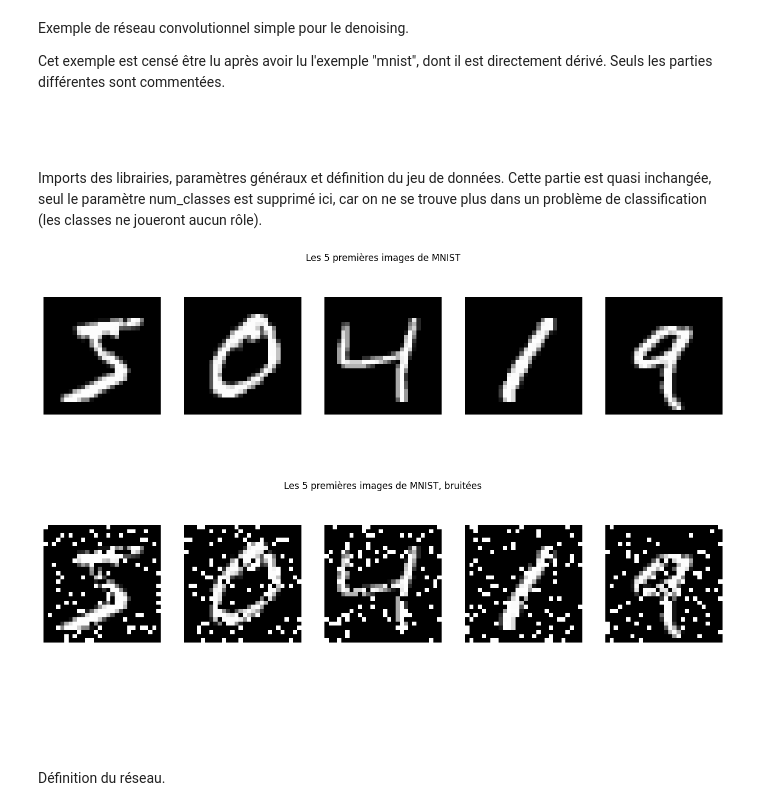
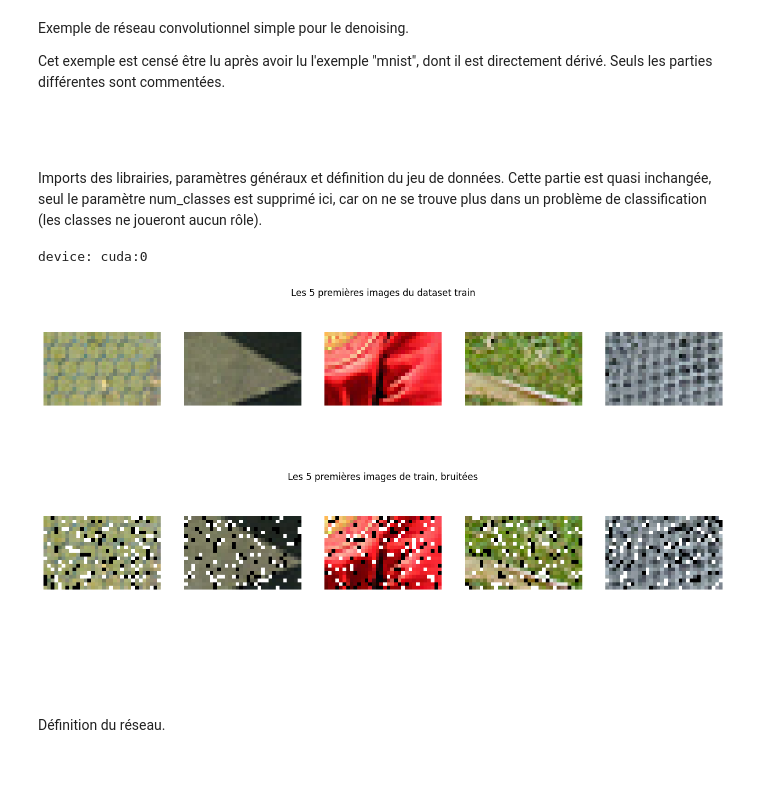
Before and after one commit to joanglaunes/deep_learning_image, a Jupyter notebook: Mnist-denoising.ipynb, the cells around one changed output. Cells and saved outputs as stored; diff of their text form; code cells hidden in the pictures; blank space fills up the shorter version.

```diff
--- a/Mnist-denoising.ipynb
+++ b/Mnist-denoising.ipynb
@@ -26,27 +26,11 @@ plt.rcParams['figure.figsize'] = [16, 8]
 
 # Device configuration
 device = torch.device('cuda:0' if torch.cuda.is_available() else 'cpu')
+print("device:", device)
 
 # Hyper parameters
 num_epochs = 5
 batch_size = 100
 learning_rate = 0.0001
-
-# MNIST dataset
-train_dataset = torchvision.datasets.MNIST(root='data/',
-                                           train=True,
-                                           transform=transforms.ToTensor(),
-                                           download=True)
-
-test_dataset = torchvision.datasets.MNIST(root='data/',
-                                          train=False,
-                                          transform=transforms.ToTensor())
-
-# Data loader
-train_loader = torch.utils.data.DataLoader(dataset=train_dataset,
-                                           batch_size=batch_size,
-                                           shuffle=True)
-
-test_loader = torch.utils.data.DataLoader(dataset=test_dataset,
-                                          batch_size=batch_size,
-                                          shuffle=False)
+# %% [output]
+device: cuda:0
@@ -53,40 +68,45 @@ test_loader = torch.utils.data.DataLoader(dataset=test_dataset,
 # %%
-def salt_and_pepper(images,prob=.1):
-    images_noisy = images.clone()
-    rnd = torch.rand(images.shape)
-    images_noisy[rnd<prob] = 0
-    images_noisy[rnd>1-prob] = 1
-    return images_noisy
-
+# affichage de quelques images
 def show_images(images, nrows=1, title=None):
+    nb_ims = images.shape[0]
     plt.figure(figsize=(plt.rcParams['figure.figsize'][0],0.1))
     plt.axis("off")
     plt.title(title)
     plt.show()
-    nb_ims = images.shape[0]
     ncols = math.ceil(nb_ims/nrows)
-    for k,im in enumerate(images):
-        plt.subplot(nrows, ncols, k+1)
-        plt.imshow(images[k,:,:], cmap="gray")
-        plt.axis("off")
+    for k in range(nb_ims):
+       plt.subplot(nrows, ncols, k+1)
+       plt.imshow(images[k].permute((1,2,0)), cmap="gray")
+       plt.axis("off")
     plt.show()
     plt.figure(figsize=(plt.rcParams['figure.figsize'][0],0.3))
     plt.axis("off")
     plt.show()
+
+def load_batch(dataset, n):
+  return torch.stack([dataset[k][0] for k in range(n)])
+
+train_images_sample = load_batch(train_dataset, 5)
+show_images(train_images_sample, title="Les 5 premières images du dataset train")
+# %% [output]
+[figure, added]
+[figure, added]
+[figure, added]
-# %%
-# 5 premières images
-train_images_sample = train_dataset.data[:5,:,:].float()/255
-train_images_sample_noisy = salt_and_pepper(train_images_sample)
-
-show_images(train_images_sample, title="Les 5 premières images de MNIST")
-show_images(train_images_sample_noisy, title="Les 5 premières images de MNIST, bruitées")
-# %% [output]
-[figure, removed]
-[figure, removed]
-[figure, removed]
-[figure, removed]
-[figure, removed]
-[figure, removed]
+# %%
+# une fonction pour ajouter du bruit
+def salt_and_pepper(images,prob=.1):
+    images_noisy = images.clone().permute((0,2,3,1))
+    rnd = torch.rand(images_noisy.shape[:-1])
+    images_noisy[rnd<prob,:] = 0
+    images_noisy[rnd>1-prob,:] = 1
+    return images_noisy.permute((0,3,1,2))
+
+train_images_sample_noisy = salt_and_pepper(train_images_sample)
+show_images(train_images_sample_noisy, title="Les 5 premières images de train, bruitées")
+# %% [output]
+[figure, added]
+[figure, added]
+[figure, added]
 # %% [markdown]
 <br>
 <br>
```
Also changed, not shown: parts of 5 cells of this notebook.
